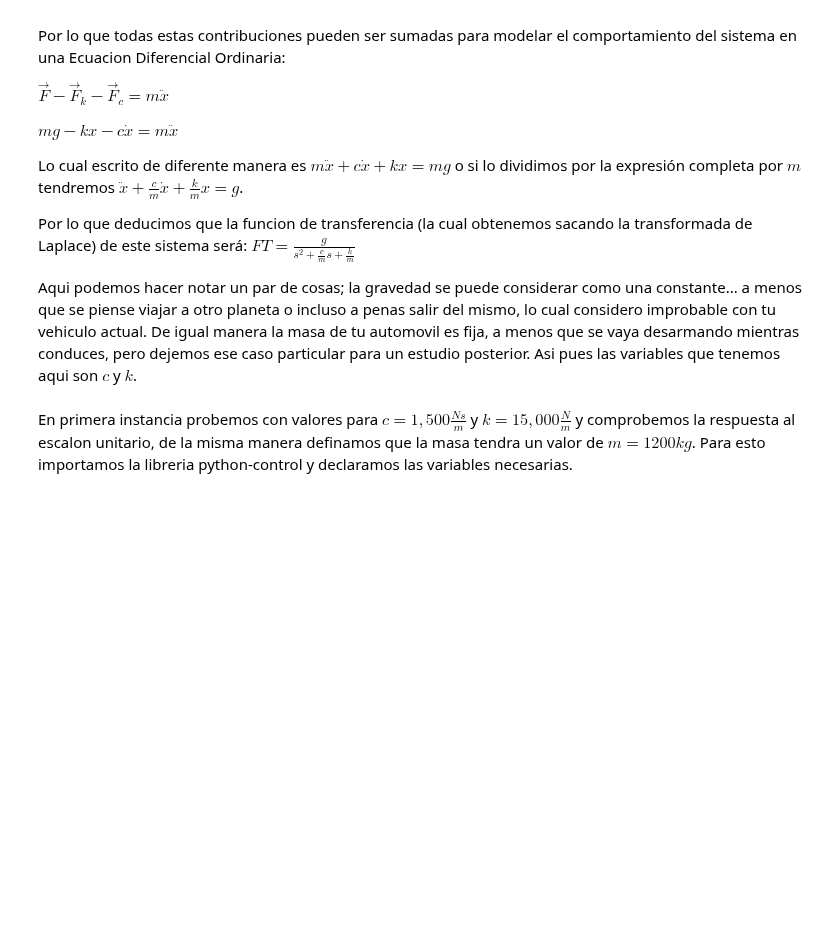
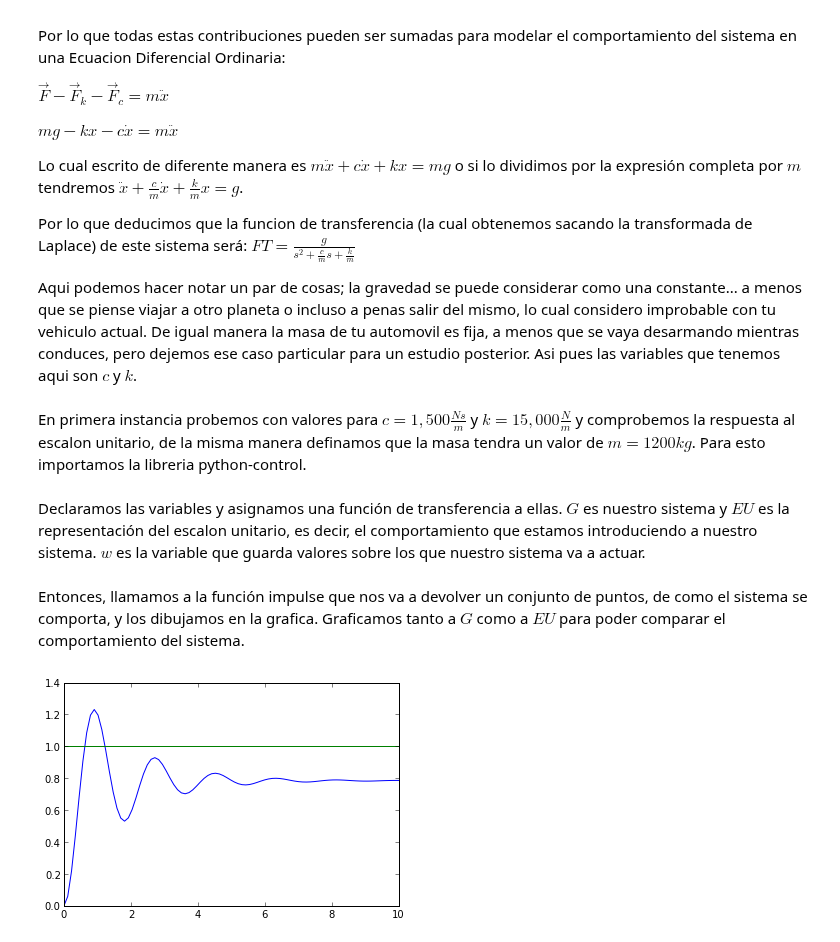
Before and after one commit to cad3na/JupyterNotebooks, a Jupyter notebook: Sistema Masa Resorte Amortiguador.ipynb, the cells around one changed output. Drawn from its saved outputs; the diff is of its cells as text; code cells hidden in the pictures; blank space fills up the shorter version.

Commit message:
Se sigue trabajando en el archivo la explicación
Se sigue trabajando en la explicación para el sistema masa resorte
amortiguador y la estabilidad en el sistema.

```diff
--- a/Sistema Masa Resorte Amortiguador.ipynb
+++ b/Sistema Masa Resorte Amortiguador.ipynb
@@ -19,5 +19,5 @@ Por lo que deducimos que la funcion de transferencia (la cual obtenemos sacando
 
 Aqui podemos hacer notar un par de cosas; la gravedad se puede considerar como una constante... a menos que se piense viajar a otro planeta o incluso a penas salir del mismo, lo cual considero improbable con tu vehiculo actual. De igual manera la masa de tu automovil es fija, a menos que se vaya desarmando mientras conduces, pero dejemos ese caso particular para un estudio posterior. Asi pues las variables que tenemos aqui son $c$ y $k$.
 # %% [markdown]
-En primera instancia probemos con valores para $c = 1,500\frac{N s}{m}$ y $k = 15,000 \frac{N}{m}$ y comprobemos la respuesta al escalon unitario, de la misma manera definamos que la masa tendra un valor de $m = 1200 kg$. Para esto importamos la libreria python-control y declaramos las variables necesarias.
+En primera instancia probemos con valores para $c = 1,500\frac{N s}{m}$ y $k = 15,000 \frac{N}{m}$ y comprobemos la respuesta al escalon unitario, de la misma manera definamos que la masa tendra un valor de $m = 1200 kg$. Para esto importamos la libreria python-control.
 # %%
@@ -24,0 +25,16 @@ from control import tf, step
+# %% [markdown]
+Declaramos las variables y asignamos una función de transferencia a ellas. $G$ es nuestro sistema y $EU$ es la representación del escalon unitario, es decir, el comportamiento que estamos introduciendo a nuestro sistema. $w$ es la variable que guarda valores sobre los que nuestro sistema va a actuar.
+# %%
+G = tf([9.81],[1.0, 1500.0/1200.0, 15000.0/1200.0])
+EU = tf([1,0],[1,0])
+w = linspace(0,10,1000)
+# %% [markdown]
+Entonces, llamamos a la función impulse que nos va a devolver un conjunto de puntos, de como el sistema se comporta, y los dibujamos en la grafica. Graficamos tanto a $G$ como a $EU$ para poder comparar el comportamiento del sistema.
+# %%
+y,t = step(G)
+plot(t,y)
+y,t = step(EU,w)
+plot(t,y)
+xlim([0,10]);
+# %% [output]
+[figure, added]
```
Also changed, not shown: parts of 23 cells of this notebook.
